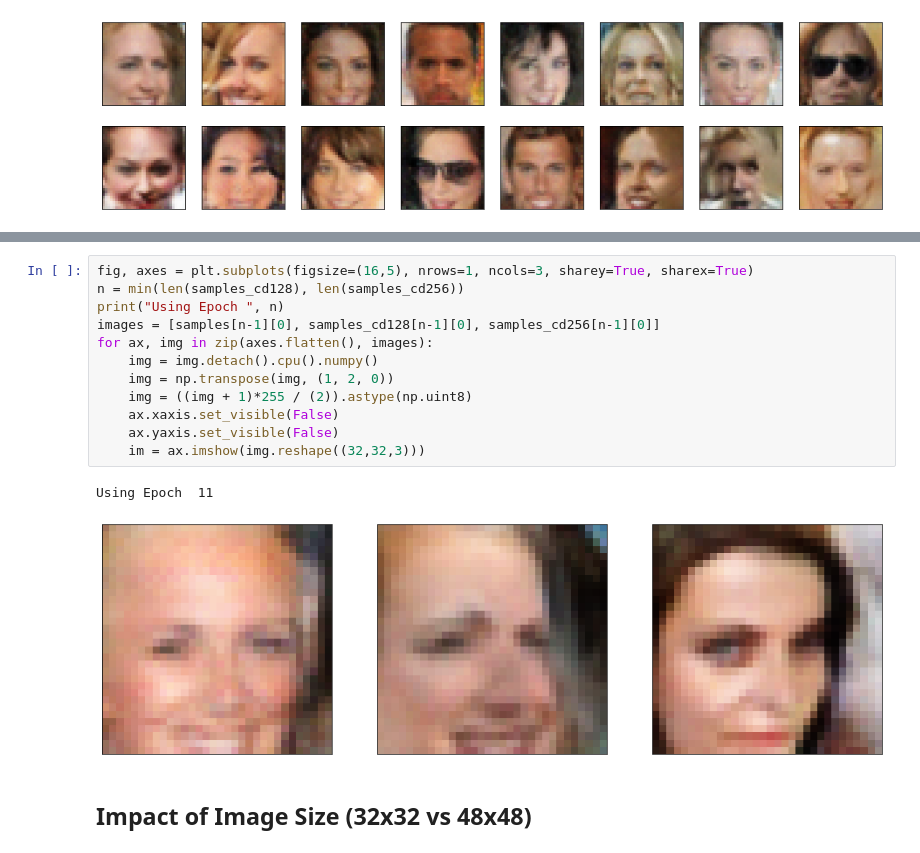
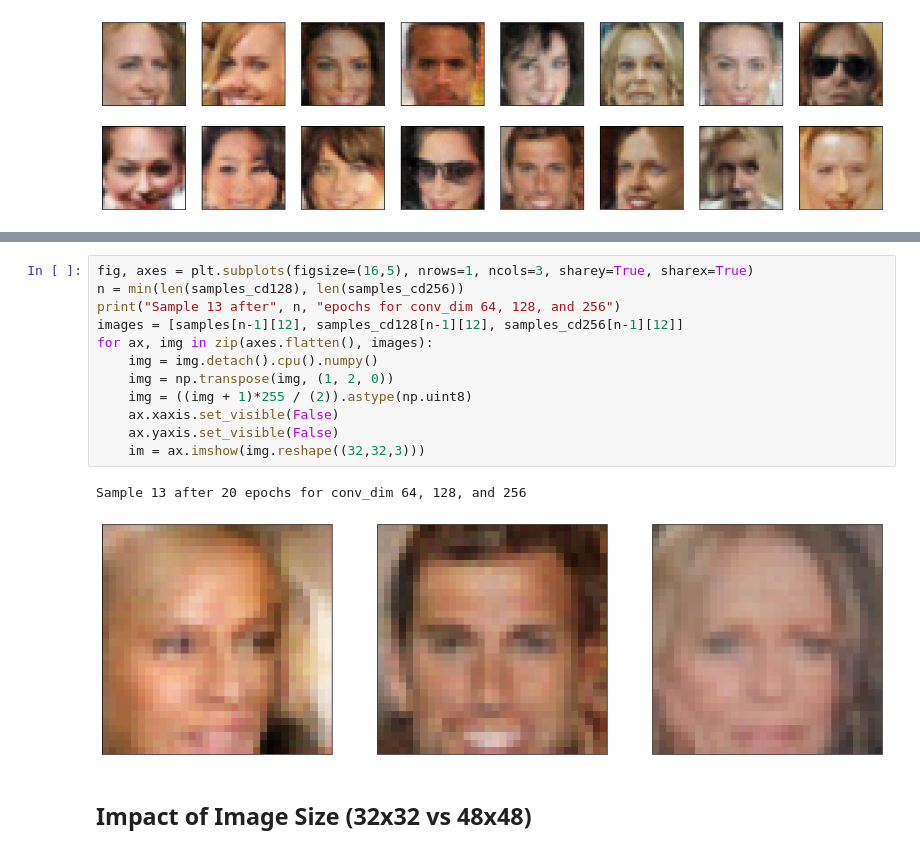
Before and after one commit to versavel/dl_nanodegree_project_face_generation, a Jupyter notebook: dlnd_face_generation.ipynb, the cells around one changed output, grey strips where cells are left out. Saved outputs shown, nothing was run; the diff lists cells and outputs as text.

```diff
--- a/dlnd_face_generation.ipynb
+++ b/dlnd_face_generation.ipynb
@@ -828,18 +828,18 @@ Conv_dim=256, after 11 epochs
 # %%
 fig, axes = plt.subplots(figsize=(16,5), nrows=1, ncols=3, sharey=True, sharex=True)
 n = min(len(samples_cd128), len(samples_cd256))
-print("Using Epoch ", n)
-images = [samples[n-1][0], samples_cd128[n-1][0], samples_cd256[n-1][0]]
+print("Sample 13 after", n, "epochs for conv_dim 64, 128, and 256")
+images = [samples[n-1][12], samples_cd128[n-1][12], samples_cd256[n-1][12]]
 for ax, img in zip(axes.flatten(), images):
     img = img.detach().cpu().numpy()
     img = np.transpose(img, (1, 2, 0))
     img = ((img + 1)*255 / (2)).astype(np.uint8)
     ax.xaxis.set_visible(False)
     ax.yaxis.set_visible(False)
     im = ax.imshow(img.reshape((32,32,3)))
 # %% [output]
-Using Epoch  11
+Sample 13 after 20 epochs for conv_dim 64, 128, and 256
-[figure, old version]
+[figure, new version]
 # %% [markdown]
 ## Impact of Image Size (32x32 vs 48x48)
 # %%
```
Also changed, not shown: parts of 3 cells of this notebook, 2 other files.
